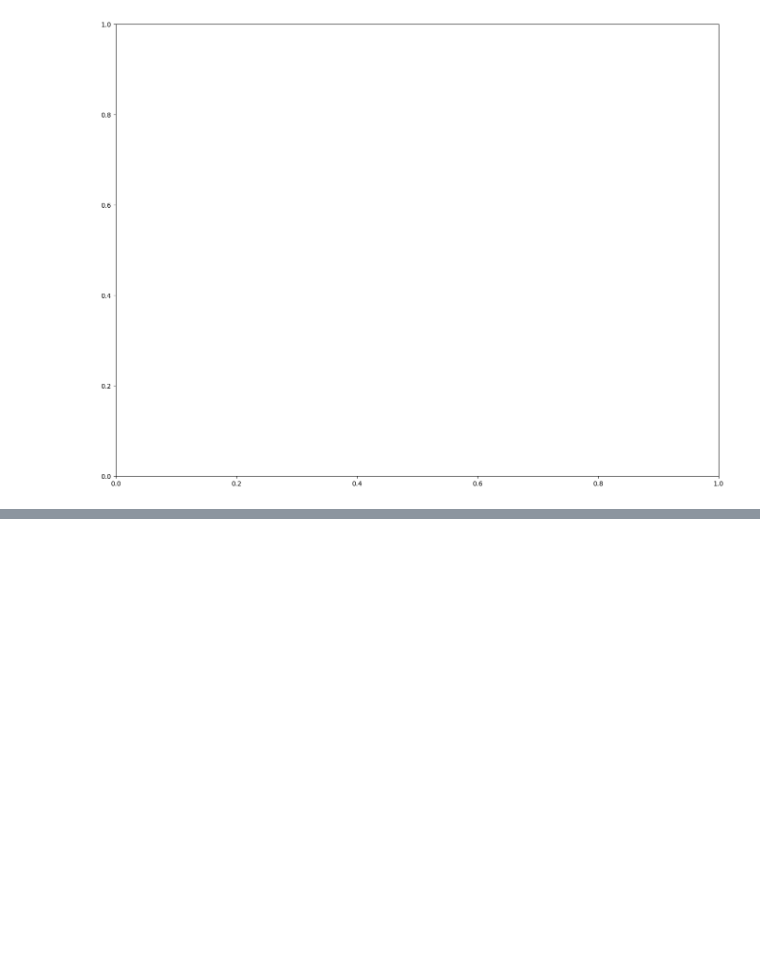
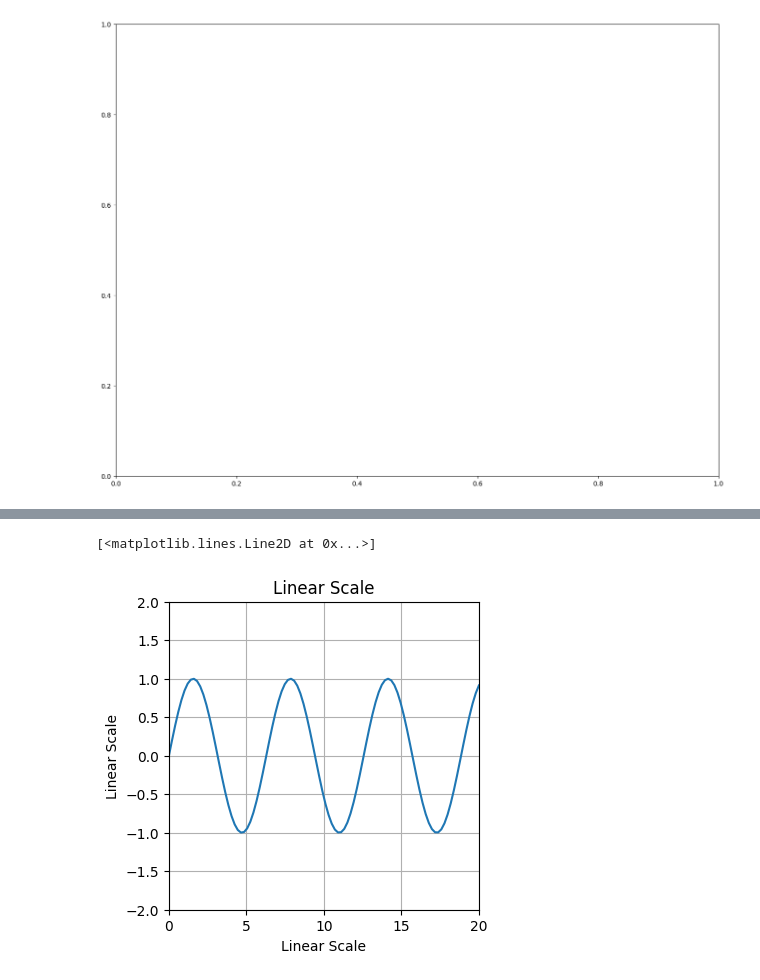
Before and after one commit to mtk1793/Data-Visualization---Course, a Jupyter notebook: Figuresand Axes.ipynb, the cells around one changed output, grey strips where cells are left out. Cells and saved outputs as stored; diff of their text form; code cells hidden in the pictures; blank space fills up the shorter version.

```diff
--- a/Figuresand Axes.ipynb
+++ b/Figuresand Axes.ipynb
@@ -32,0 +44,27 @@ fig, ax = plt.subplots()
+# %%
+fig, ax = plt.subplots(1, 1, figsize=(4, 4))
+# ax.set_xlabel('Numbers')
+# ax.set_ylabel('Numbers ** 2')
+# ax.set_title('Numbers ** 2')
+
+# Instead of using previous codes, we can convert them into one code
+ax.set(
+    xlim=(0, 20),
+    ylim=(-2, 2),
+    xlabel="Linear Scale",
+    ylabel="Linear Scale",
+    title="Linear Scale",
+)
+
+x = np.linspace(0, 20, 100)
+y = np.sin(x)
+
+
+ax.grid(True)
+
+ax.plot(x, y)
+
+# Matplotlib always does its changes over the last axes
+# %% [output]
+[<matplotlib.lines.Line2D at 0x...>]
+[figure, added]
```
Also changed, not shown: parts of 8 cells of this notebook.
